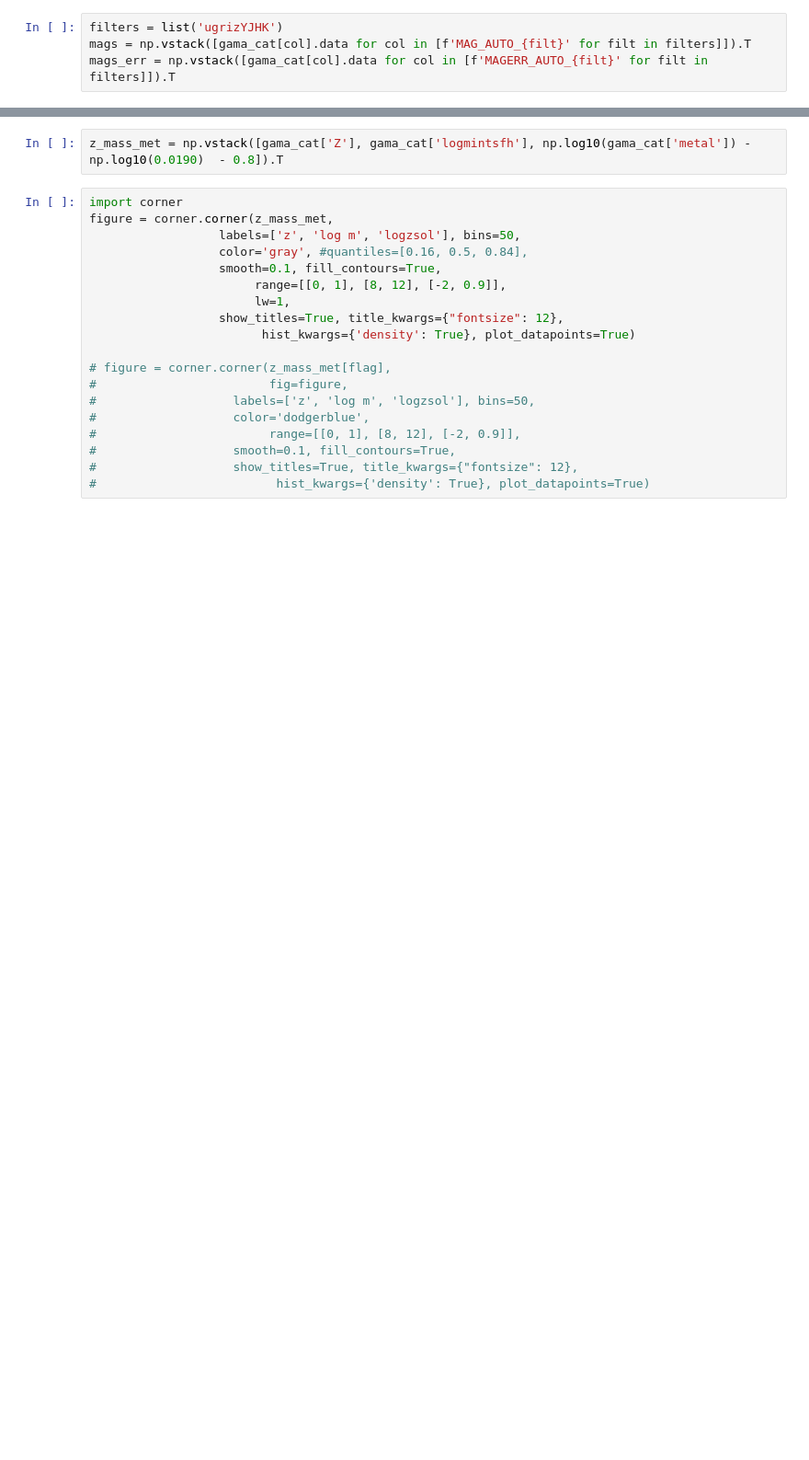
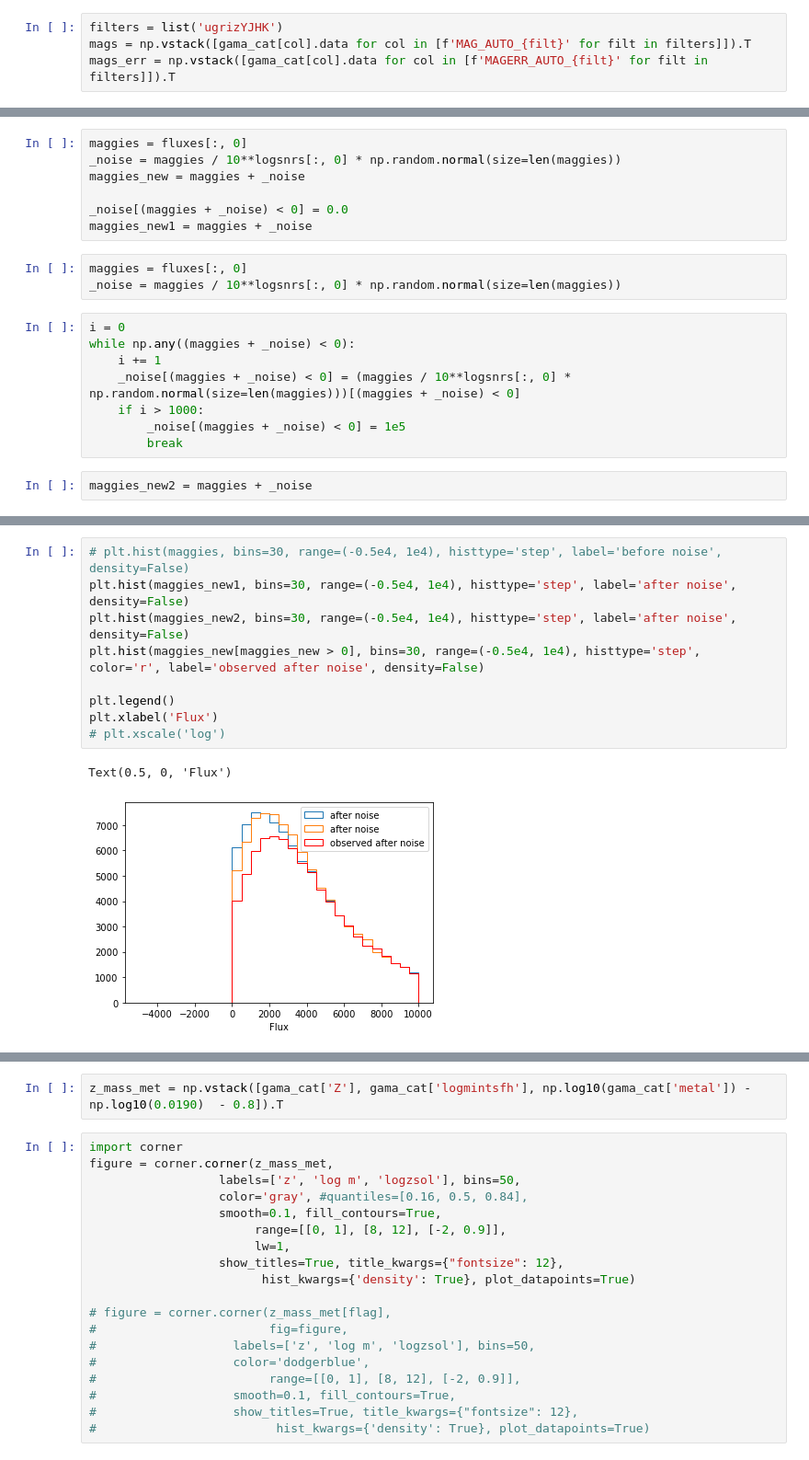
Before and after one commit to AstroJacobLi/popsed, a Jupyter notebook: notebooks/forward_model/noise_model/GAMA_nosie_model_DR3_apmatch_linearNoise.ipynb, the cells around one changed output, grey strips where cells are left out. Shown at 92% size. Saved outputs shown, nothing was run; the diff lists cells and outputs as text; blank space fills up the shorter version.

```diff
--- a/notebooks/forward_model/noise_model/GAMA_nosie_model_DR3_apmatch_linearNoise.ipynb
+++ b/notebooks/forward_model/noise_model/GAMA_nosie_model_DR3_apmatch_linearNoise.ipynb
@@ -65,0 +78,20 @@ plt.scatter(mags[:, 2], logsnrs[:, 2], s=1)
+# %%
+maggies = fluxes[:, 0]
+_noise = maggies / 10**logsnrs[:, 0] * np.random.normal(size=len(maggies))
+maggies_new = maggies + _noise
+
+_noise[(maggies + _noise) < 0] = 0.0
+maggies_new1 = maggies + _noise
+# %%
+maggies = fluxes[:, 0]
+_noise = maggies / 10**logsnrs[:, 0] * np.random.normal(size=len(maggies))
+# %%
+i = 0
+while np.any((maggies + _noise) < 0):
+    i += 1
+    _noise[(maggies + _noise) < 0] = (maggies / 10**logsnrs[:, 0] * np.random.normal(size=len(maggies)))[(maggies + _noise) < 0]
+    if i > 1000:
+        _noise[(maggies + _noise) < 0] = 1e5
+        break
+# %%
+maggies_new2 = maggies + _noise
@@ -65,0 +102,12 @@ plt.scatter(mags[:, 2], logsnrs[:, 2], s=1)
+# %%
+# plt.hist(maggies, bins=30, range=(-0.5e4, 1e4), histtype='step', label='before noise', density=False)
+plt.hist(maggies_new1, bins=30, range=(-0.5e4, 1e4), histtype='step', label='after noise', density=False)
+plt.hist(maggies_new2, bins=30, range=(-0.5e4, 1e4), histtype='step', label='after noise', density=False)
+plt.hist(maggies_new[maggies_new > 0], bins=30, range=(-0.5e4, 1e4), histtype='step', color='r', label='observed after noise', density=False)
+
+plt.legend()
+plt.xlabel('Flux')
+# plt.xscale('log')
+# %% [output]
+Text(0.5, 0, 'Flux')
+[figure, added]
```
Also changed, not shown: parts of 22 cells of this notebook, 4 other files.
